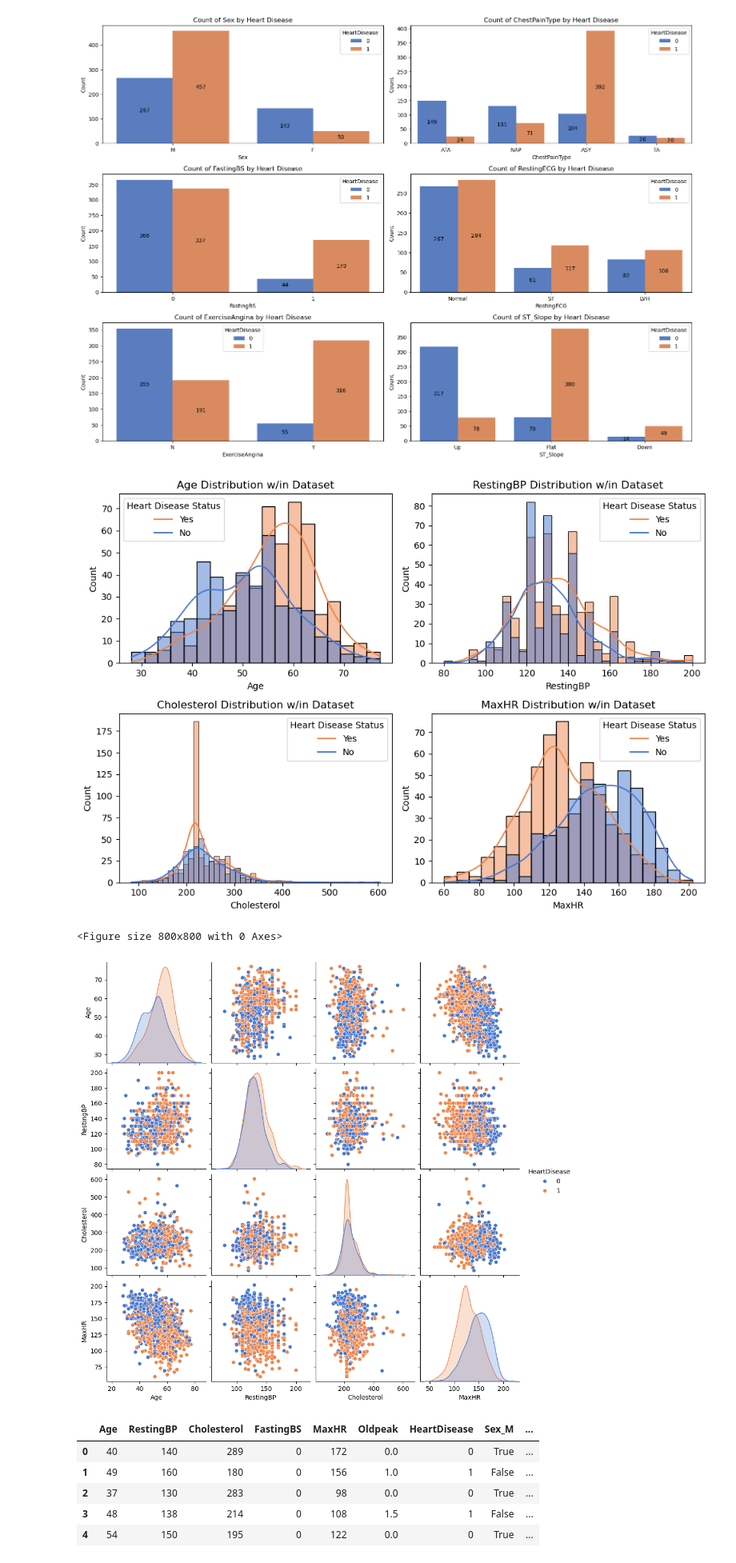
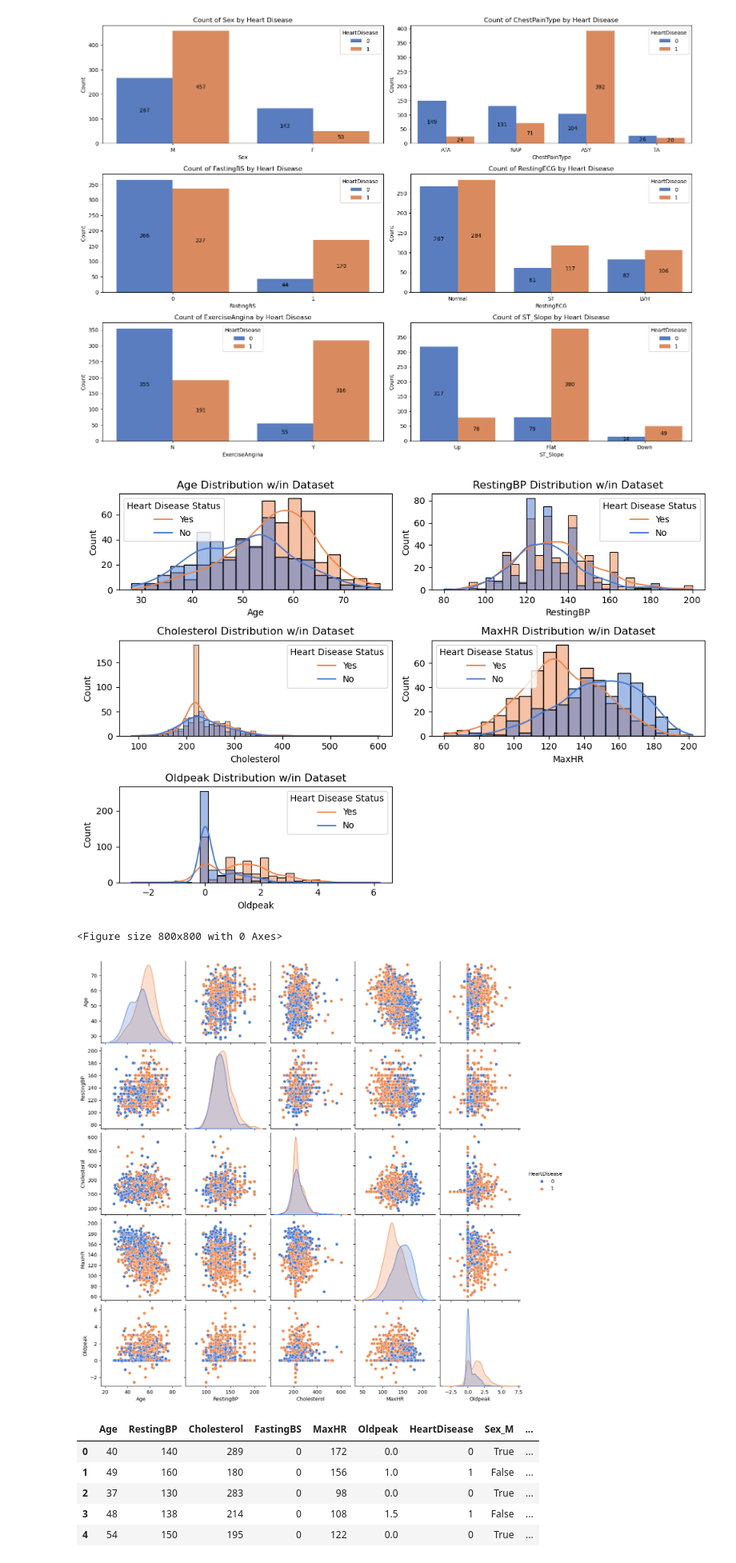
Before and after one commit to DaeJens/HeartDiseaseMachineLearn, a Jupyter notebook: heart_disease.ipynb, the cells around one changed output. Shown at 80% size. Cells and saved outputs as stored; diff of their text form; code cells hidden in the pictures.

```diff
--- a/heart_disease.ipynb
+++ b/heart_disease.ipynb
@@ -206,8 +209,8 @@ plt.show()
 # %% [output]
 [figure]
 # %%
-cols = heart_clean[['Age','RestingBP','Cholesterol','MaxHR']]
-fig, axes = plt.subplots(2, 2, figsize=(10,7))
+cols = heart_clean[['Age','RestingBP','Cholesterol','MaxHR','Oldpeak']].columns
+fig, axes = plt.subplots(3, 2, figsize=(10,7))
 axes = axes.flatten()
 
 for ax, col in zip(axes, cols):
@@ -223,15 +226,15 @@ for ax in axes[len(cols):]:
 plt.tight_layout()
 plt.show()
 # %% [output]
-[figure, old version]
+[figure, new version]
 # %%
-numerical_features = heart_clean[['Age','RestingBP','Cholesterol','MaxHR', 'HeartDisease']]
+numerical_features = heart_clean[['Age','RestingBP','Cholesterol','MaxHR','Oldpeak', 'HeartDisease']]
 plt.figure(figsize=(8,8))
 sns.pairplot(numerical_features, hue='HeartDisease', palette='muted')
 plt.show()
 # %% [output]
 <Figure size 800x800 with 0 Axes>
-[figure, old version]
+[figure, new version]
 # %%
 # One-hot encode categorical features
 heart_clean = pd.get_dummies(heart_clean, drop_first=True)
```
Also changed, not shown: parts of 5 cells of this notebook.
